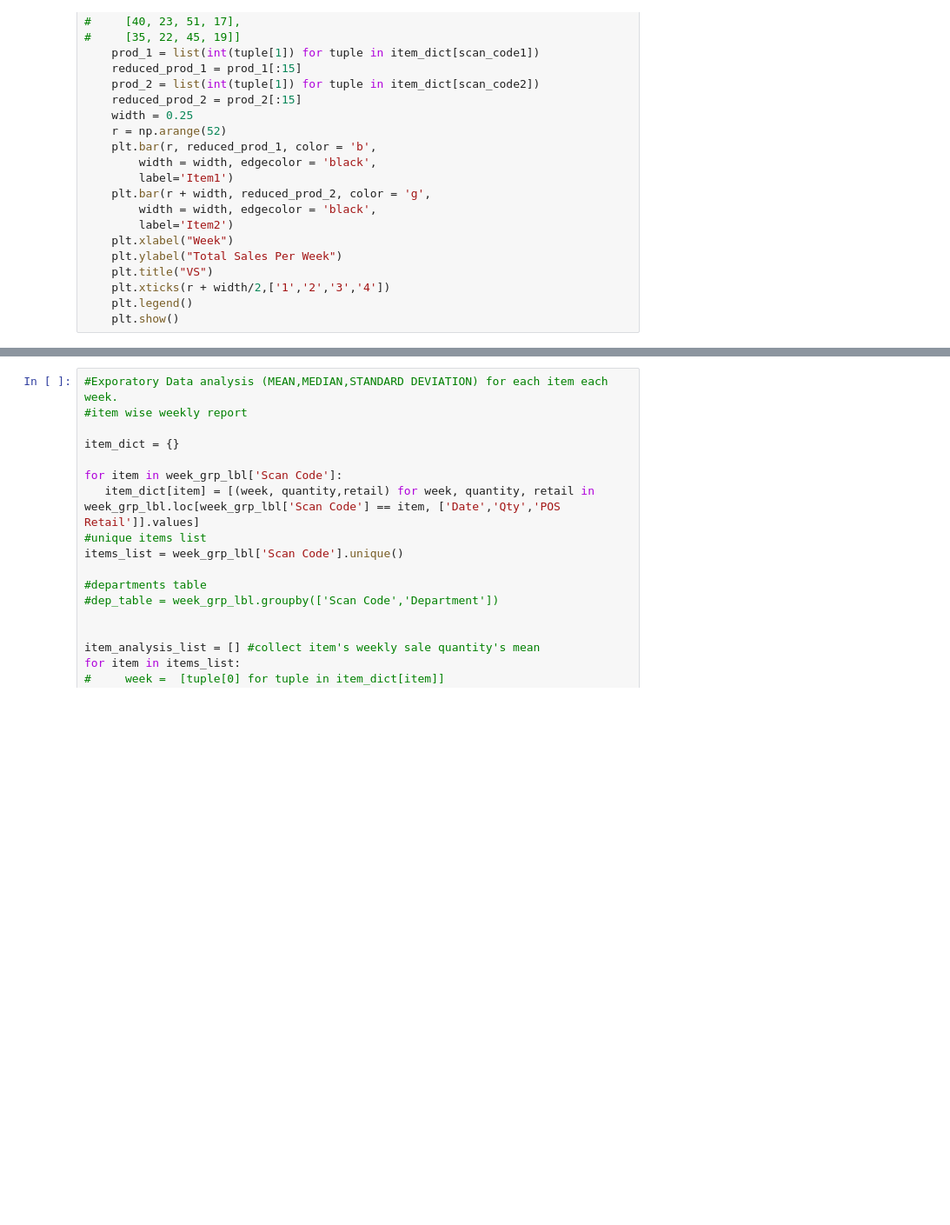
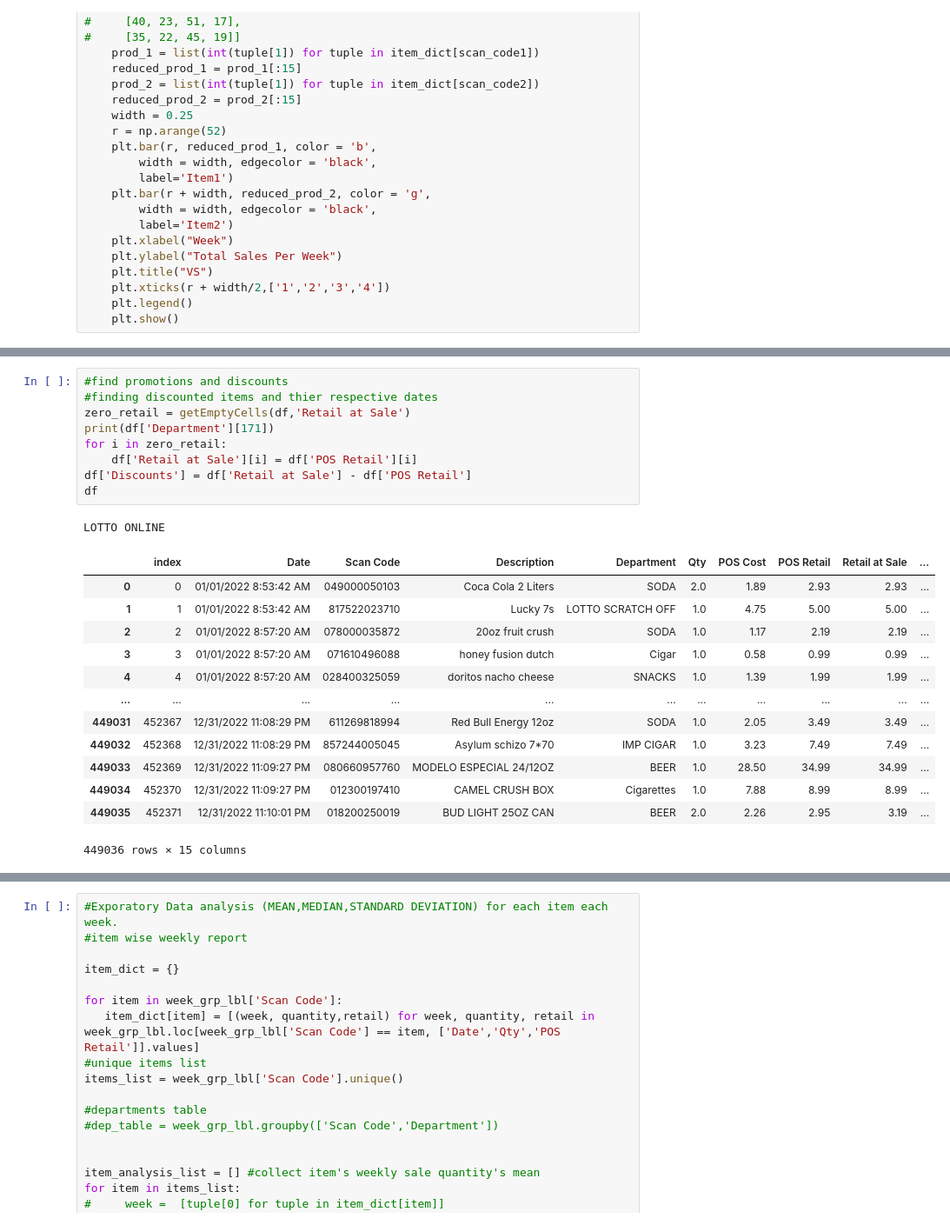
Before and after one commit to jcode999/Demand-Forecaster, a Jupyter notebook: Demand_Sale_Forecast.ipynb, the cells around one changed output, grey strips where cells are left out. Shown: that part at 87% size. Drawn from its saved outputs; the diff is of its cells as text; blank space fills up the shorter version.

```diff
--- a/Demand_Sale_Forecast.ipynb
+++ b/Demand_Sale_Forecast.ipynb
@@ -211,0 +176,24 @@ After removing numm zero costs :  (449036, 13)
+# %%
+#find promotions and discounts
+#finding discounted items and thier respective dates
+zero_retail = getEmptyCells(df,'Retail at Sale')
+print(df['Department'][171])
+for i in zero_retail:
+    df['Retail at Sale'][i] = df['POS Retail'][i]
+df['Discounts'] = df['Retail at Sale'] - df['POS Retail']
+df
+# %% [output]
+LOTTO ONLINE
+|  | index | Date | Scan Code | Description | Department | Qty | POS Cost | POS Retail | Retail at Sale | ... |
+| 0 | 0 | 01/01/2022 8:53:42 AM | 049000050103 | Coca Cola 2 Liters | SODA | 2.0 | 1.89 | 2.93 | 2.93 | ... |
+| 1 | 1 | 01/01/2022 8:53:42 AM | 817522023710 | Lucky 7s | LOTTO SCRATCH OFF | 1.0 | 4.75 | 5.00 | 5.00 | ... |
+| 2 | 2 | 01/01/2022 8:57:20 AM | 078000035872 | 20oz fruit crush | SODA | 1.0 | 1.17 | 2.19 | 2.19 | ... |
+| 3 | 3 | 01/01/2022 8:57:20 AM | 071610496088 | honey fusion dutch | Cigar | 1.0 | 0.58 | 0.99 | 0.99 | ... |
+| 4 | 4 | 01/01/2022 8:57:20 AM | 028400325059 | doritos nacho cheese | SNACKS | 1.0 | 1.39 | 1.99 | 1.99 | ... |
+| ... | ... | ... | ... | ... | ... | ... | ... | ... | ... | ... |
+| 449031 | 452367 | 12/31/2022 11:08:29 PM | 611269818994 | Red Bull Energy 12oz | SODA | 1.0 | 2.05 | 3.49 | 3.49 | ... |
+| 449032 | 452368 | 12/31/2022 11:08:29 PM | 857244005045 | Asylum schizo 7*70 | IMP CIGAR | 1.0 | 3.23 | 7.49 | 7.49 | ... |
+| 449033 | 452369 | 12/31/2022 11:09:27 PM | 080660957760 | MODELO ESPECIAL 24/12OZ | BEER | 1.0 | 28.50 | 34.99 | 34.99 | ... |
+| 449034 | 452370 | 12/31/2022 11:09:27 PM | 012300197410 | CAMEL CRUSH BOX | Cigarettes | 1.0 | 7.88 | 8.99 | 8.99 | ... |
+| 449035 | 452371 | 12/31/2022 11:10:01 PM | 018200250019 | BUD LIGHT 25OZ CAN | BEER | 2.0 | 2.26 | 2.95 | 3.19 | ... |
+449036 rows × 15 columns
```
Also changed, not shown: parts of 3 cells of this notebook, 6 other files.
